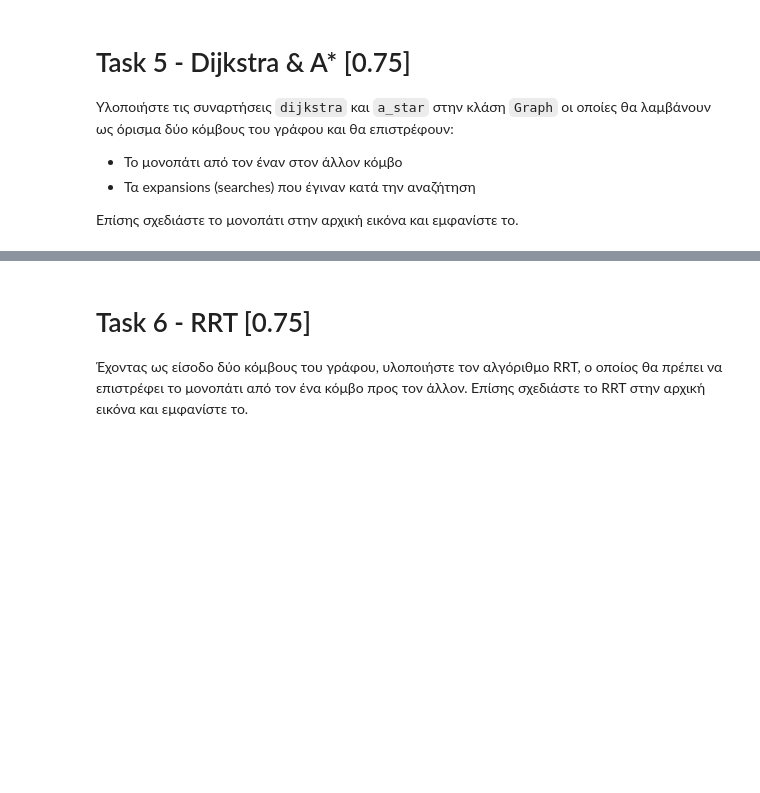
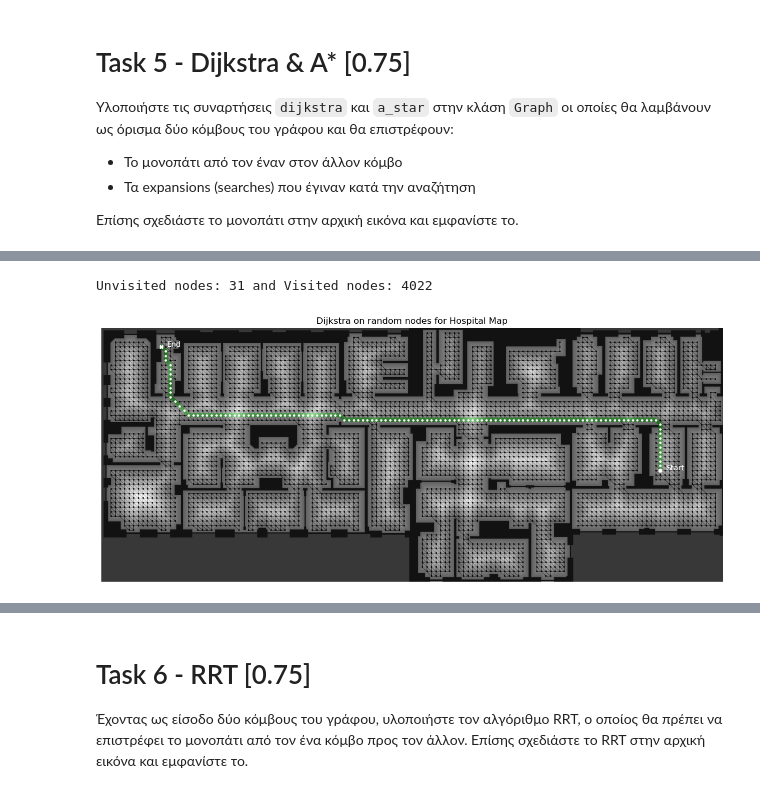
Before and after one commit to VasilisMpletsos/Autonomous_Systems_AUTH_2023, a Jupyter notebook: as2023.ipynb, the cells around one changed output, grey strips where cells are left out. Drawn from its saved outputs; the diff is of its cells as text; code cells hidden in the pictures; blank space fills up the shorter version.

```diff
--- a/as2023.ipynb
+++ b/as2023.ipynb
@@ -296,0 +499,11 @@ AttributeError: 'Node' object has no attribute 'distance'
+# %%
+def random_dijkstra(graph, brushfire_map, image, title):
+    # Get 2 random nodes from the graph
+    start_node, target_node = get_random_nodes(graph)
+    # Get the path from the start node to the end node
+    path, visited_nodes = dijkstra(graph, start_node, target_node)
+    if path == None:
+        print('Could not find the end node')
+    else:
+        # Show the path
+        show_path(graph, path, start_node, target_node, image, brushfire_map, title)
@@ -296,0 +521,5 @@ AttributeError: 'Node' object has no attribute 'distance'
+# %%
+random_dijkstra(uniform_probalistic_roadmap, brushfire_map, image, 'Dijkstra on random nodes for Hospital Map')
+# %% [output]
+Unvisited nodes: 31 and Visited nodes: 4022
+[figure, added]
```
Also changed, not shown: parts of 14 cells of this notebook.
